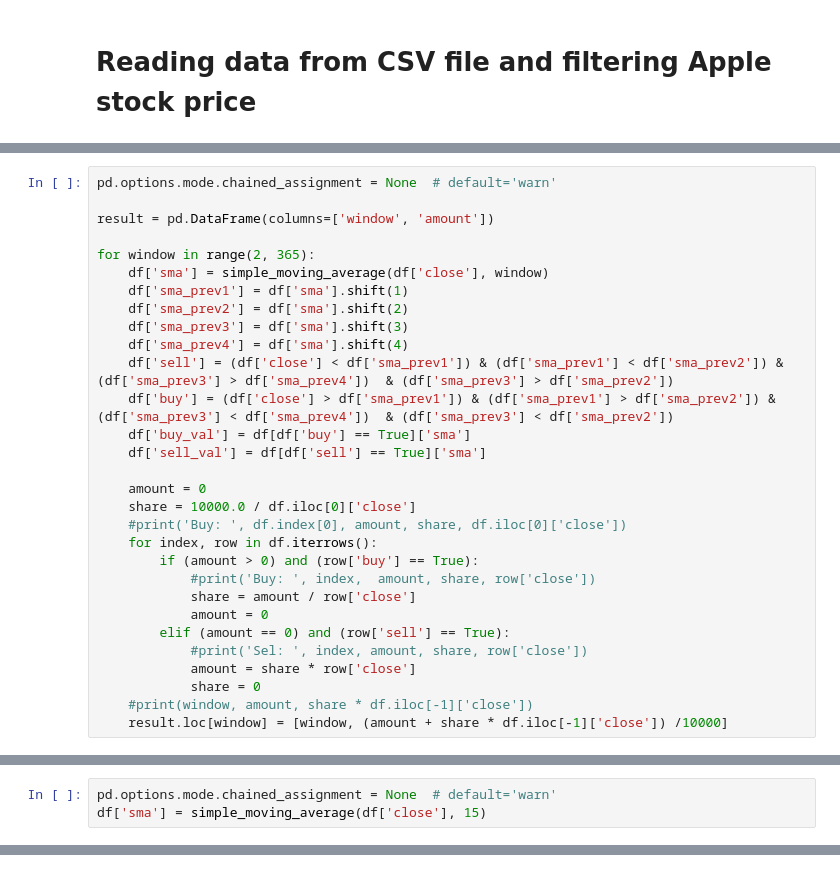
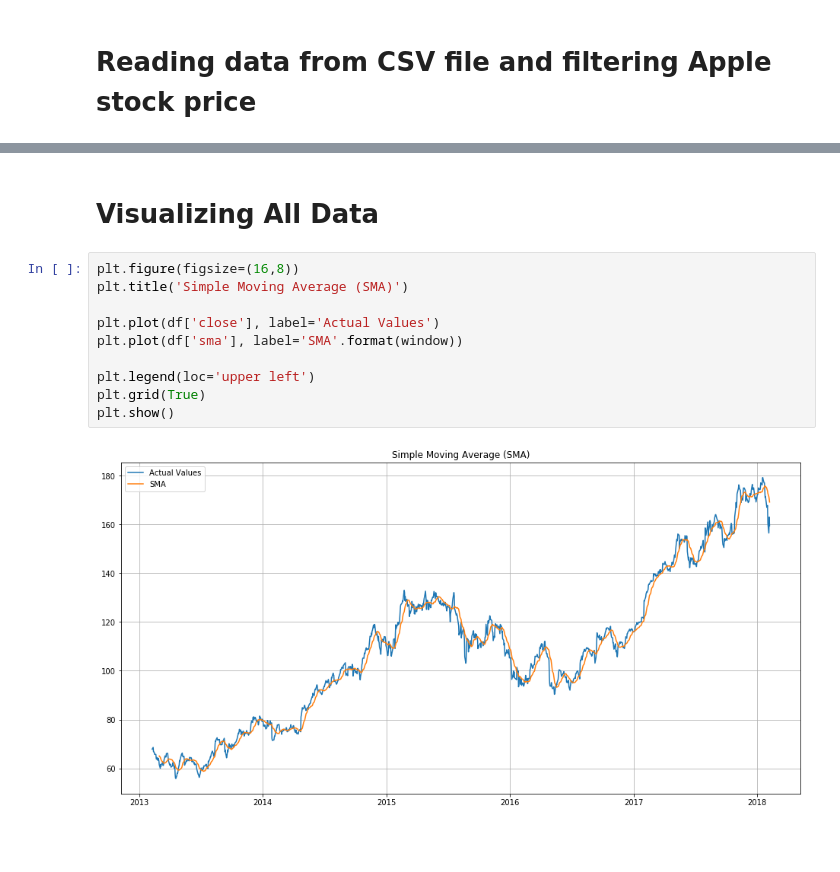
Before and after one commit to pournasserian/TimeSeries, a Jupyter notebook: 2-SimpleMovingAverage.ipynb, the cells around one changed output, grey strips where cells are left out. Cells and saved outputs as stored; diff of their text form; blank space fills up the shorter version.

```diff
--- a/2-SimpleMovingAverage.ipynb
+++ b/2-SimpleMovingAverage.ipynb
@@ -27,30 +33,0 @@ def simple_moving_average(series, n = 3) :
-# %%
-pd.options.mode.chained_assignment = None  # default='warn'
-
-result = pd.DataFrame(columns=['window', 'amount'])
-
-for window in range(2, 365):
-    df['sma'] = simple_moving_average(df['close'], window)
-    df['sma_prev1'] = df['sma'].shift(1)
-    df['sma_prev2'] = df['sma'].shift(2)
-    df['sma_prev3'] = df['sma'].shift(3)
-    df['sma_prev4'] = df['sma'].shift(4)
-    df['sell'] = (df['close'] < df['sma_prev1']) & (df['sma_prev1'] < df['sma_prev2']) & (df['sma_prev3'] > df['sma_prev4'])  & (df['sma_prev3'] > df['sma_prev2'])
-    df['buy'] = (df['close'] > df['sma_prev1']) & (df['sma_prev1'] > df['sma_prev2']) & (df['sma_prev3'] < df['sma_prev4'])  & (df['sma_prev3'] < df['sma_prev2'])
-    df['buy_val'] = df[df['buy'] == True]['sma']
-    df['sell_val'] = df[df['sell'] == True]['sma']
-
-    amount = 0
-    share = 10000.0 / df.iloc[0]['close']
-    #print('Buy: ', df.index[0], amount, share, df.iloc[0]['close'])
-    for index, row in df.iterrows():
-        if (amount > 0) and (row['buy'] == True):
-            #print('Buy: ', index,  amount, share, row['close'])
-            share = amount / row['close']
-            amount = 0
-        elif (amount == 0) and (row['sell'] == True):
-            #print('Sel: ', index, amount, share, row['close'])
-            amount = share * row['close']
-            share = 0
-    #print(window, amount, share * df.iloc[-1]['close'])
-    result.loc[window] = [window, (amount + share * df.iloc[-1]['close']) /10000]
@@ -67,3 +33,0 @@ print(df.iloc[-1]['close'] / df.iloc[1]['close'])
-# %%
-pd.options.mode.chained_assignment = None  # default='warn'
-df['sma'] = simple_moving_average(df['close'], 15)
@@ -183,0 +51,14 @@ plt.show()
+# %% [markdown]
+# Visualizing All Data
+# %%
+plt.figure(figsize=(16,8))
+plt.title('Simple Moving Average (SMA)')
+
+plt.plot(df['close'], label='Actual Values')
+plt.plot(df['sma'], label='SMA'.format(window))
+
+plt.legend(loc='upper left')
+plt.grid(True)
+plt.show()
+# %% [output]
+[figure, added]
```
Also changed, not shown: parts of 14 cells of this notebook, 10 other files.
